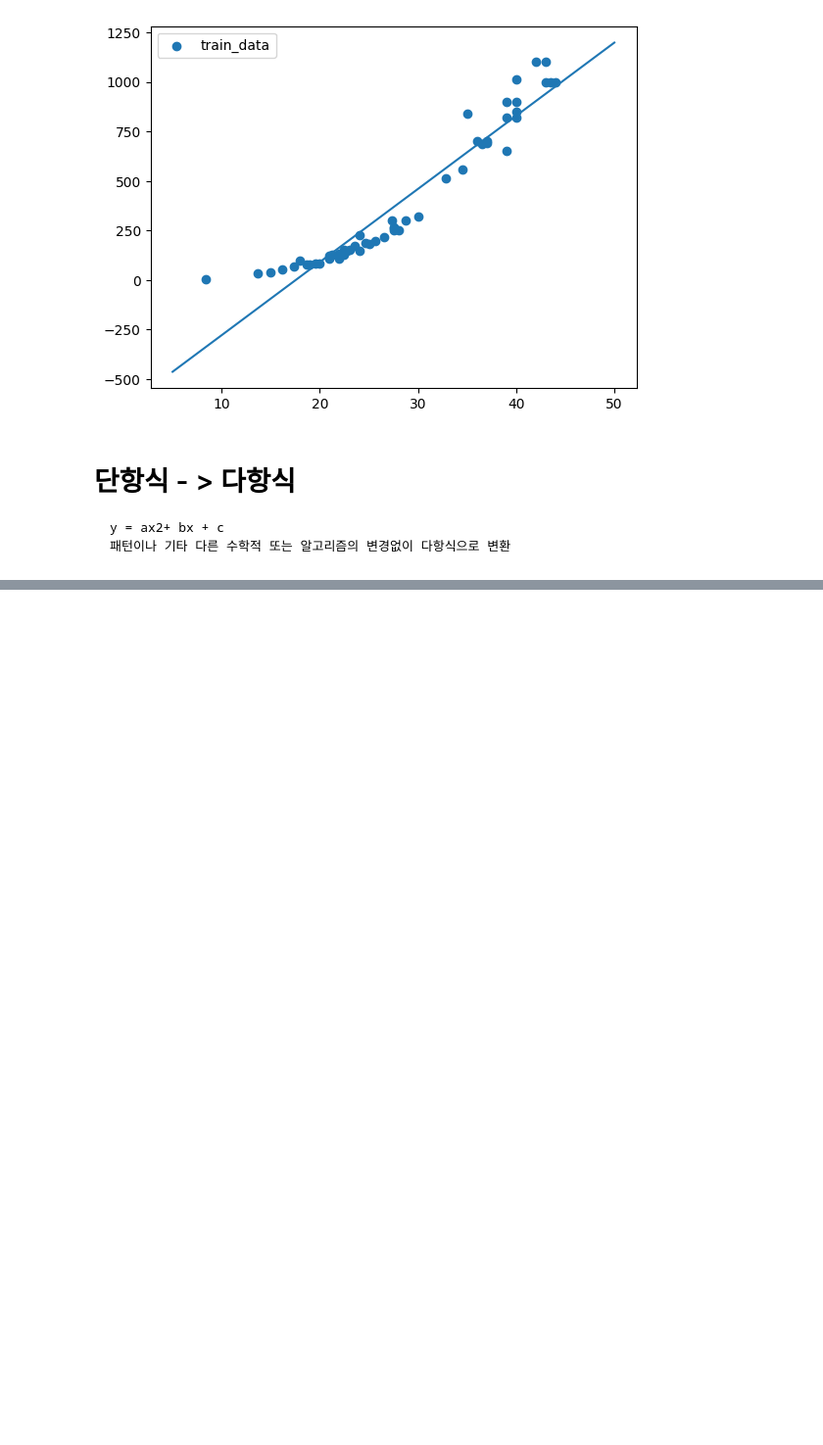
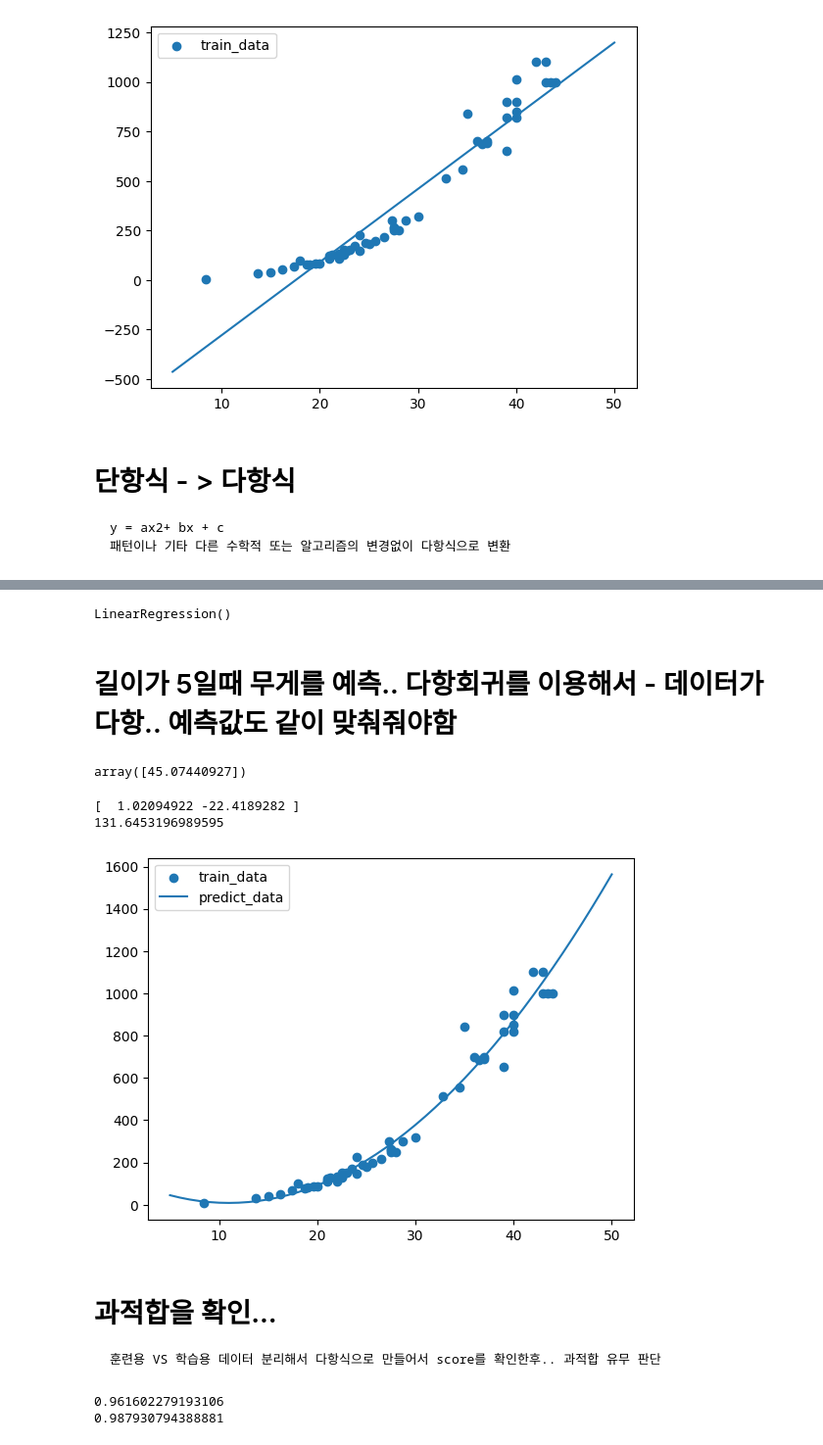
Before and after one commit to leekyuyoung20221226/python, a Jupyter notebook: 머신러닝2_14일차.ipynb, the cells around one changed output, grey strips where cells are left out. Shown at 98% size. Cells and saved outputs as stored; diff of their text form; code cells hidden in the pictures; blank space fills up the shorter version.

```diff
--- a/머신러닝2_14일차.ipynb
+++ b/머신러닝2_14일차.ipynb
@@ -111,3 +111,5 @@ plt.show()
 # 단항식 - > 다항식
     y = ax2+ bx + c
     패턴이나 기타 다른 수학적 또는 알고리즘의 변경없이 다항식으로 변환
+# %%
+train_poly =  np.column_stack((train_data**2, train_data))
@@ -113,0 +120,37 @@ plt.show()
+# %%
+lr = LinearRegression()
+lr.fit(train_poly, perch_weight)
+# %% [output]
+LinearRegression()
+# %% [markdown]
+# 길이가 5일때 무게를 예측..  다항회귀를 이용해서 - 데이터가 다항.. 예측값도 같이 맞춰줘야함
+# %%
+# lr.predict([[5]])
+# X has 1 features, but LinearRegression is expecting 2 features as input
+lr.predict([[5**2, 5]])
+# %% [output]
+array([45.07440927])
+# %%
+print(lr.coef_) # 기울기
+print(lr.intercept_) # 절편
+# y =ax2 + bx + c
+# %% [output]
+[  1.02094922 -22.4189282 ]
+131.6453196989595
+# %%
+point = np.arange(5,51)
+point_poly = np.column_stack((point**2,point))
+point_poly_predict = lr.predict(point_poly)
+# %%
+# 다항식의 선형회귀의  시각화
+point = np.arange(5,51)
+plt.scatter(perch_length,perch_weight,label = 'train_data')
+# x :  10 부터 50까지 직선을 그린다.
+plt.plot(point,point_poly_predict,label = 'predict_data')
+plt.legend()
+plt.show()
+# %% [output]
+[figure, added]
+# %% [markdown]
+# 과적합을 확인...
+    훈련용 VS 학습용 데이터 분리해서 다항식으로 만들어서 score를 확인한후.. 과적합 유무 판단
@@ -113,0 +162,9 @@ plt.show()
+# %%
+x_train,x_test,y_train,y_test = train_test_split(train_poly, perch_weight,test_size=0.3,random_state=2)
+lr = LinearRegression()
+lr.fit(x_train,y_train)
+print(lr.score(x_train,y_train))
+print(lr.score(x_test,y_test))
+# %% [output]
+0.961602279193106
+0.987930794388881
```
Also changed, not shown: parts of 17 cells of this notebook.
